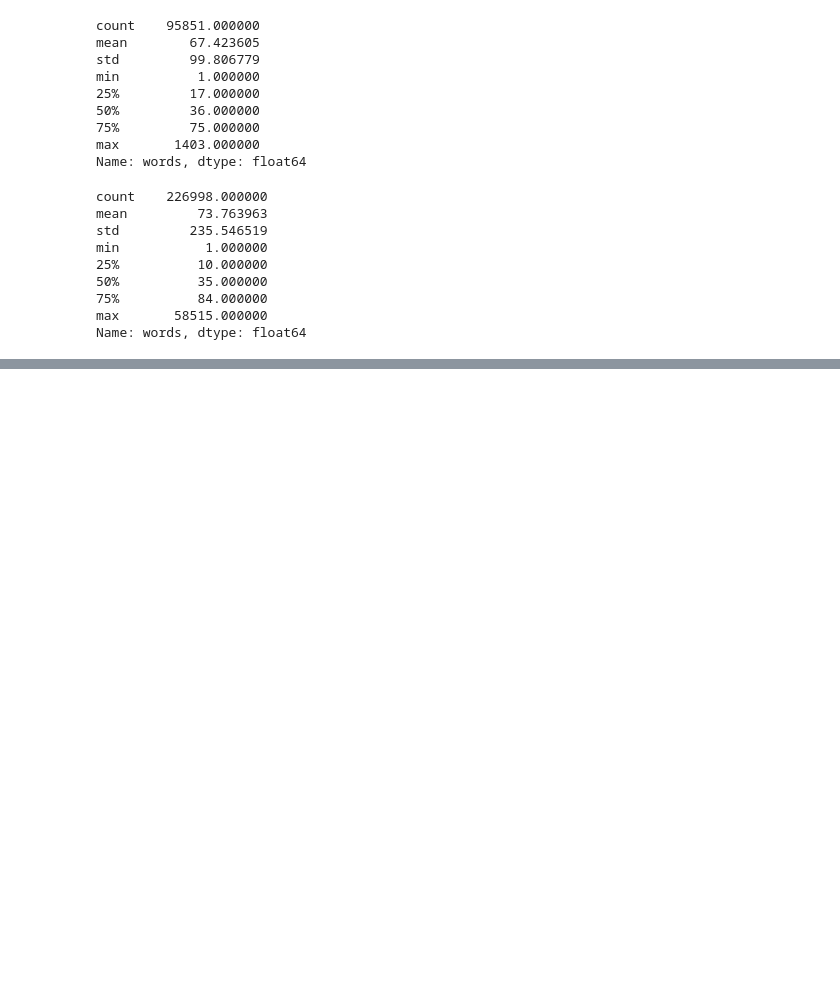
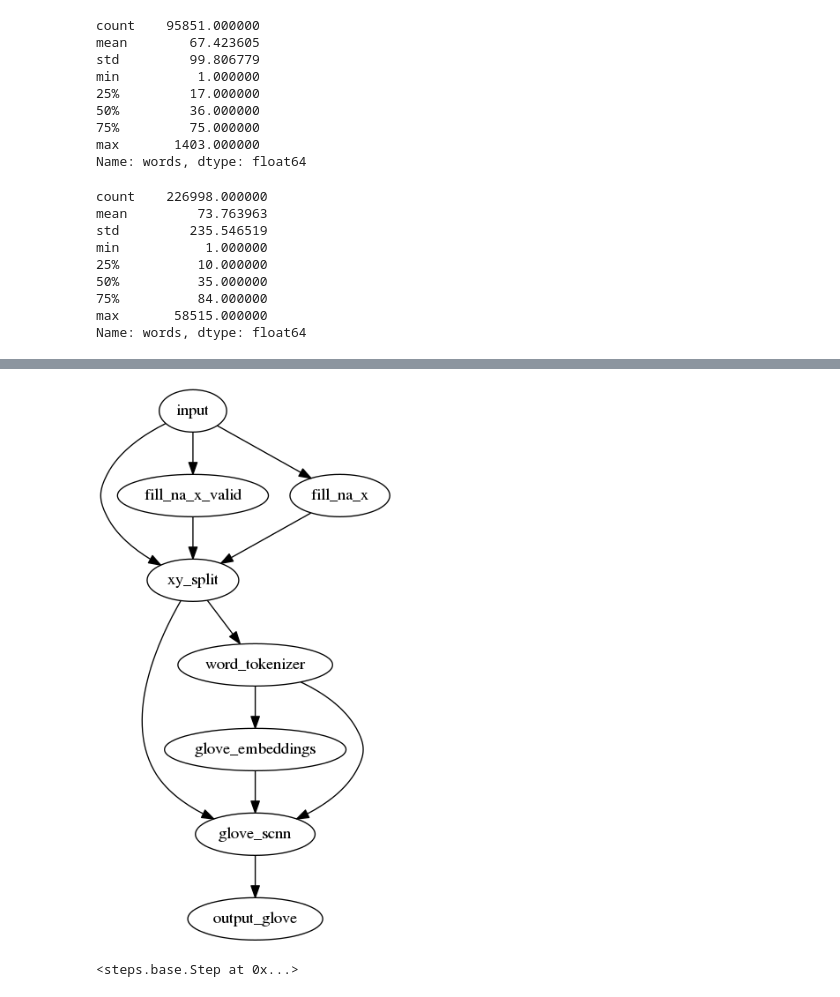
Before and after one commit to minerva-ml/open-solution-toxic-comments, a Jupyter notebook: devbook.ipynb, the cells around one changed output, grey strips where cells are left out. Saved outputs shown, nothing was run; the diff lists cells and outputs as text; code cells hidden in the pictures; blank space fills up the shorter version.

```diff
--- a/devbook.ipynb
+++ b/devbook.ipynb
@@ -125,0 +236,6 @@ pipe
+# %%
+glove_scnn_pipeline = pipelines.glove_scnn_train(SOLUTION_CONFIG)
+glove_scnn_pipeline
+# %% [output]
+[figure, added]
+<steps.base.Step at 0x...>
```
Also changed, not shown: parts of 14 cells of this notebook, 2 other files.
